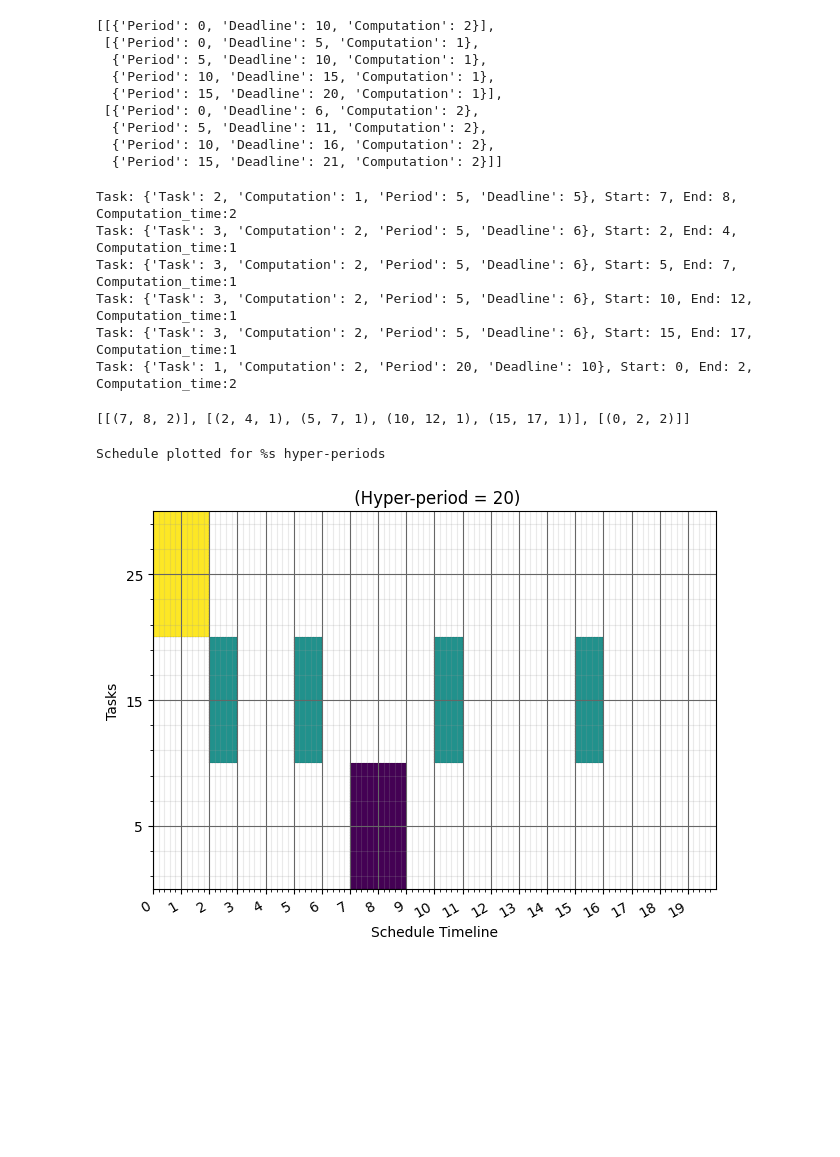
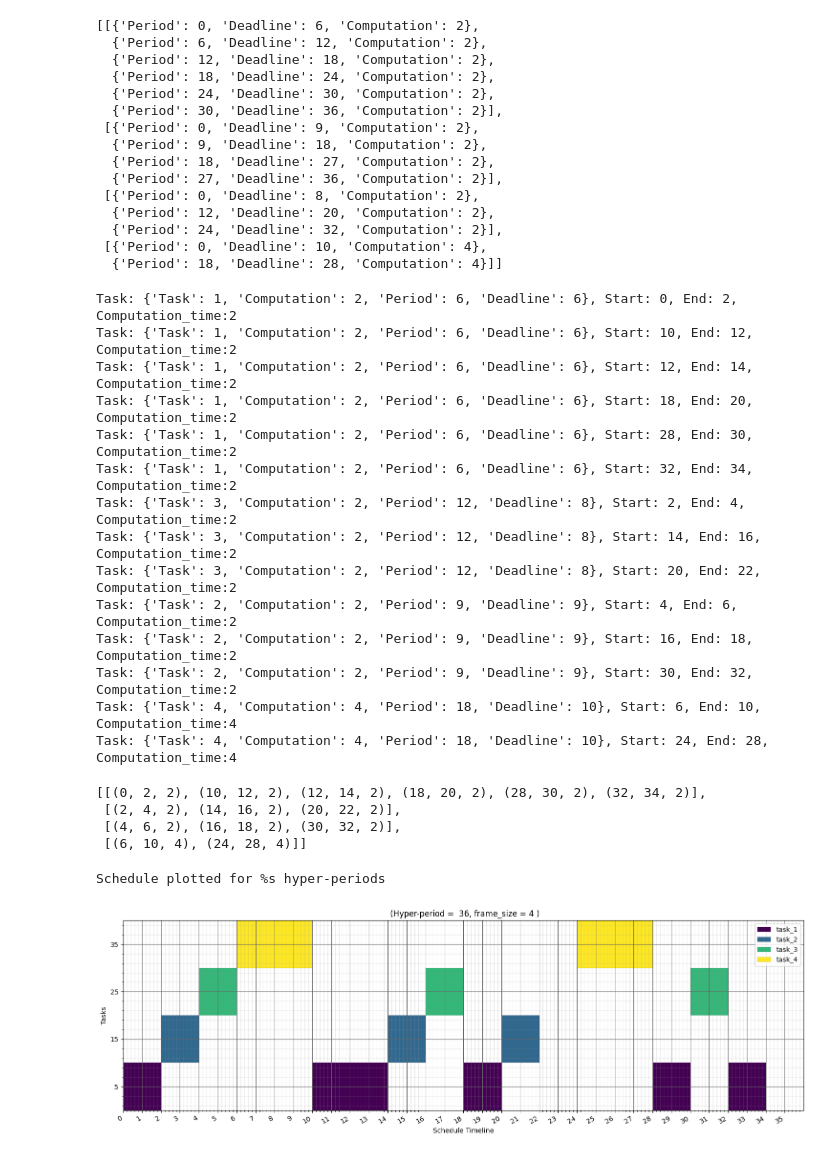
Before and after one commit to ShahabZada/cyclic_ecective_scheduler, a Jupyter notebook: cyclic.ipynb, the cells around one changed output. Cells and saved outputs as stored; diff of their text form; code cells hidden in the pictures; blank space fills up the shorter version.

```diff
--- a/cyclic.ipynb
+++ b/cyclic.ipynb
@@ -5,7 +5,7 @@ import matplotlib.pyplot as plt
 from math import floor
 from z3 import *
 # %%
-taskset  = pd.read_csv('example2.csv')
+taskset  = pd.read_csv('example.csv')
 # %%
 taskset
 # %% [output]
@@ -130,15 +139,21 @@ for item in task_set:
 # %%
 release_instances
 # %% [output]
-[[{'Period': 0, 'Deadline': 10, 'Computation': 2}],
- [{'Period': 0, 'Deadline': 5, 'Computation': 1},
-  {'Period': 5, 'Deadline': 10, 'Computation': 1},
-  {'Period': 10, 'Deadline': 15, 'Computation': 1},
-  {'Period': 15, 'Deadline': 20, 'Computation': 1}],
- [{'Period': 0, 'Deadline': 6, 'Computation': 2},
-  {'Period': 5, 'Deadline': 11, 'Computation': 2},
-  {'Period': 10, 'Deadline': 16, 'Computation': 2},
-  {'Period': 15, 'Deadline': 21, 'Computation': 2}]]
+[[{'Period': 0, 'Deadline': 6, 'Computation': 2},
+  {'Period': 6, 'Deadline': 12, 'Computation': 2},
+  {'Period': 12, 'Deadline': 18, 'Computation': 2},
+  {'Period': 18, 'Deadline': 24, 'Computation': 2},
+  {'Period': 24, 'Deadline': 30, 'Computation': 2},
+  {'Period': 30, 'Deadline': 36, 'Computation': 2}],
+ [{'Period': 0, 'Deadline': 9, 'Computation': 2},
+  {'Period': 9, 'Deadline': 18, 'Computation': 2},
+  {'Period': 18, 'Deadline': 27, 'Computation': 2},
+  {'Period': 27, 'Deadline': 36, 'Computation': 2}],
+ [{'Period': 0, 'Deadline': 8, 'Computation': 2},
+  {'Period': 12, 'Deadline': 20, 'Computation': 2},
+  {'Period': 24, 'Deadline': 32, 'Computation': 2}],
+ [{'Period': 0, 'Deadline': 10, 'Computation': 4},
+  {'Period': 18, 'Deadline': 28, 'Computation': 4}]]
 # %%
 # Add constraints for each task
 for i, task in enumerate(task_set_sorted):
@@ -161,14 +176,8 @@ for i, task in enumerate(task_set_sorted):
                         start_time + computation_time <= jj,
                         start_time >= jj +2
                     ))
-                    # for c in range(computation_time):
 
-                    # smt.add(And(Not(start_time==jj), Not(start_time+computation_time==jj)))
-                    # print("equal")
-                    # print(jj,ii)
-                else:
 
-                    pass
 
         smt.add(And(start_time>=period),(start_time + computation_time <=  deadline))
 
@@ -192,23 +201,34 @@ if smt.check() == sat:
 else:
     print("No feasible schedule exists.")
 # %% [output]
-Task: {'Task': 2, 'Computation': 1, 'Period': 5, 'Deadline': 5}, Start: 7, End: 8, Computation_time:2
-Task: {'Task': 3, 'Computation': 2, 'Period': 5, 'Deadline': 6}, Start: 2, End: 4, Computation_time:1
-Task: {'Task': 3, 'Computation': 2, 'Period': 5, 'Deadline': 6}, Start: 5, End: 7, Computation_time:1
-Task: {'Task': 3, 'Computation': 2, 'Period': 5, 'Deadline': 6}, Start: 10, End: 12, Computation_time:1
-Task: {'Task': 3, 'Computation': 2, 'Period': 5, 'Deadline': 6}, Start: 15, End: 17, Computation_time:1
-Task: {'Task': 1, 'Computation': 2, 'Period': 20, 'Deadline': 10}, Start: 0, End: 2, Computation_time:2
+Task: {'Task': 1, 'Computation': 2, 'Period': 6, 'Deadline': 6}, Start: 0, End: 2, Computation_time:2
+Task: {'Task': 1, 'Computation': 2, 'Period': 6, 'Deadline': 6}, Start: 10, End: 12, Computation_time:2
+Task: {'Task': 1, 'Computation': 2, 'Period': 6, 'Deadline': 6}, Start: 12, End: 14, Computation_time:2
+Task: {'Task': 1, 'Computation': 2, 'Period': 6, 'Deadline': 6}, Start: 18, End: 20, Computation_time:2
+Task: {'Task': 1, 'Computation': 2, 'Period': 6, 'Deadline': 6}, Start: 28, End: 30, Computation_time:2
+Task: {'Task': 1, 'Computation': 2, 'Period': 6, 'Deadline': 6}, Start: 32, End: 34, Computation_time:2
+Task: {'Task': 3, 'Computation': 2, 'Period': 12, 'Deadline': 8}, Start: 2, End: 4, Computation_time:2
+Task: {'Task': 3, 'Computation': 2, 'Period': 12, 'Deadline': 8}, Start: 14, End: 16, Computation_time:2
+Task: {'Task': 3, 'Computation': 2, 'Period': 12, 'Deadline': 8}, Start: 20, End: 22, Computation_time:2
+Task: {'Task': 2, 'Computation': 2, 'Period': 9, 'Deadline': 9}, Start: 4, End: 6, Computation_time:2
+Task: {'Task': 2, 'Computation': 2, 'Period': 9, 'Deadline': 9}, Start: 16, End: 18, Computation_time:2
+Task: {'Task': 2, 'Computation': 2, 'Period': 9, 'Deadline': 9}, Start: 30, End: 32, Computation_time:2
+Task: {'Task': 4, 'Computation': 4, 'Period': 18, 'Deadline': 10}, Start: 6, End: 10, Computation_time:4
+Task: {'Task': 4, 'Computation': 4, 'Period': 18, 'Deadline': 10}, Start: 24, End: 28, Computation_time:4
 # %%
 ploting_list
 # %% [output]
-[[(7, 8, 2)], [(2, 4, 1), (5, 7, 1), (10, 12, 1), (15, 17, 1)], [(0, 2, 2)]]
+[[(0, 2, 2), (10, 12, 2), (12, 14, 2), (18, 20, 2), (28, 30, 2), (32, 34, 2)],
+ [(2, 4, 2), (14, 16, 2), (20, 22, 2)],
+ [(4, 6, 2), (16, 18, 2), (30, 32, 2)],
+ [(6, 10, 4), (24, 28, 4)]]
 # %%
-
-fig, axis = plt.subplots()
+figsize = (15, 5)
+fig, axis = plt.subplots(figsize=figsize)
 plt.subplots_adjust(left=0.05, bottom=0.10, right=0.97, top=0.96)
 
 
-plt.title(" (Hyper-period = " + str(hyper_period) + ")")
+plt.title(f" (Hyper-period =  {(hyper_period)}, frame_size = {frame_size} )")
 
 # Setting Y-axis limits
 axis.set_ylim(0, len(ploting_list) * 10)
@@ -218,34 +238,35 @@ axis.set_xlim(0, hyper_period )
 axis.set_xlabel('Schedule Timeline')
 axis.set_ylabel('Tasks')
 # axis.set_xticks(range(0, periods*Sum([t.getStartPIT()+t.execution for t in taskSet]), 5000))
 axis.set_xticks(range(0, hyper_period , 1))
 # Setting ticks on y-axis
 axis.set_yticks(range(5, len(ploting_list) * 10 + 5, 10))
 # Labelling tickes of y-axis
 
 # Show the major grid lines with dark grey lines
 plt.grid(b=True, which='major', color='#666666', linestyle='-')
 # Show the minor grid lines with very faint and almost transparent grey lines
 plt.minorticks_on()
 plt.grid(b=True, which='minor', color='#999999', linestyle='-', alpha=0.2)
 # Color map
 cmap = plt.cm.get_cmap('viridis', len(ploting_list))
 print("\nSchedule plotted for %s hyper-periods\n" )
 for ind,i in enumerate(ploting_list):
     taskExecutionBars = []
     for jj in i:
         start = jj[0]
         end = jj[1]
         computation = jj[2]
         taskExecutionBars.append((start, computation))
-    task_label = f"task_{i}"
-    axis.broken_barh(taskExecutionBars, (ind * 10, 10), label=f'task{ind}', facecolors=cmap(ind), edgecolor='k',
+    task_label = f"task_{ind + 1}"
+    axis.broken_barh(taskExecutionBars, (ind * 10, 10), label=task_label, facecolors=cmap(ind), edgecolor='k',
                         linestyle='dotted', linewidth=0.2)
 
-# Rotate labels to fit nicely
+axis.legend()
 fig.autofmt_xdate()
 fig.tight_layout()
+fig.savefig('figures/figure2.jpg', format='jpg', dpi=500, transparent=False)  # Save as PNG file with 300 DPI resolution
 plt.show()
 # %% [output]
 Schedule plotted for %s hyper-periods
-[figure, old version]
+[figure, new version]
```
Also changed, not shown: parts of 10 cells of this notebook, 47 other files.
